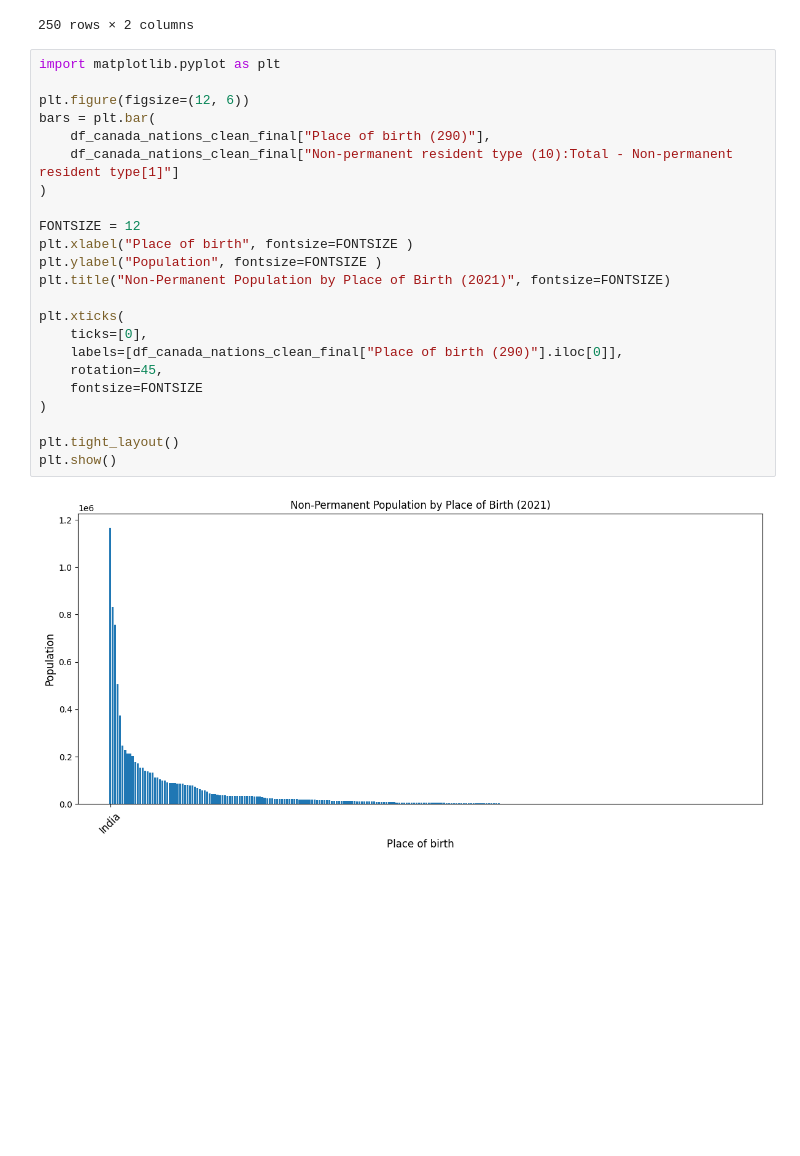
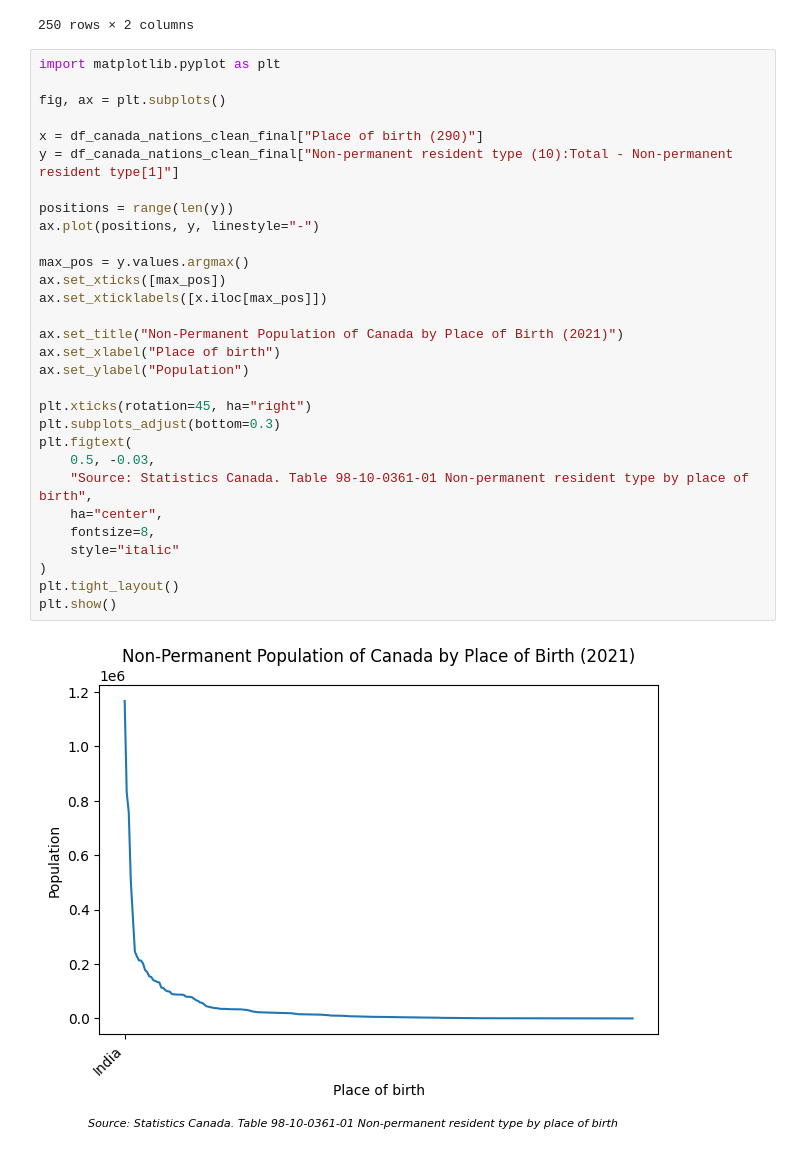
Before and after one commit to yrmo/gcinfo, a Jupyter notebook: non-permanent-by-place-of-birth-2021.ipynb, the cells around one changed output. Saved outputs shown, nothing was run; the diff lists cells and outputs as text; blank space fills up the shorter version.

Commit message:
Update plot style in non-permanent by place or birth

```diff
--- a/non-permanent-by-place-of-birth-2021.ipynb
+++ b/non-permanent-by-place-of-birth-2021.ipynb
@@ -279,28 +279,35 @@ df_canada_nations_clean_final
 # %%
 import matplotlib.pyplot as plt
 
-plt.figure(figsize=(12, 6))
-bars = plt.bar(
-    df_canada_nations_clean_final["Place of birth (290)"],
-    df_canada_nations_clean_final["Non-permanent resident type (10):Total - Non-permanent resident type[1]"]
+fig, ax = plt.subplots()
+
+x = df_canada_nations_clean_final["Place of birth (290)"]
+y = df_canada_nations_clean_final["Non-permanent resident type (10):Total - Non-permanent resident type[1]"]
+
+positions = range(len(y))
+ax.plot(positions, y, linestyle="-")
+
+max_pos = y.values.argmax()
+ax.set_xticks([max_pos])
+ax.set_xticklabels([x.iloc[max_pos]])
+
+ax.set_title("Non-Permanent Population of Canada by Place of Birth (2021)")
+ax.set_xlabel("Place of birth")
+ax.set_ylabel("Population")
+
+plt.xticks(rotation=45, ha="right")
+plt.subplots_adjust(bottom=0.3)
+plt.figtext(
+    0.5, -0.03,
+    "Source: Statistics Canada. Table 98-10-0361-01 Non-permanent resident type by place of birth",
+    ha="center",
+    fontsize=8,
+    style="italic"
 )
-
-FONTSIZE = 12
-plt.xlabel("Place of birth", fontsize=FONTSIZE )
-plt.ylabel("Population", fontsize=FONTSIZE )
-plt.title("Non-Permanent Population by Place of Birth (2021)", fontsize=FONTSIZE)
-
-plt.xticks(
-    ticks=[0],
-    labels=[df_canada_nations_clean_final["Place of birth (290)"].iloc[0]],
-    rotation=45,
-    fontsize=FONTSIZE
-)
-
 plt.tight_layout()
 plt.show()
 # %% [output]
-[figure, old version]
+[figure, new version]
 # %%
 import matplotlib.pyplot as plt
 
```
Also changed, not shown: parts of 2 cells of this notebook.
